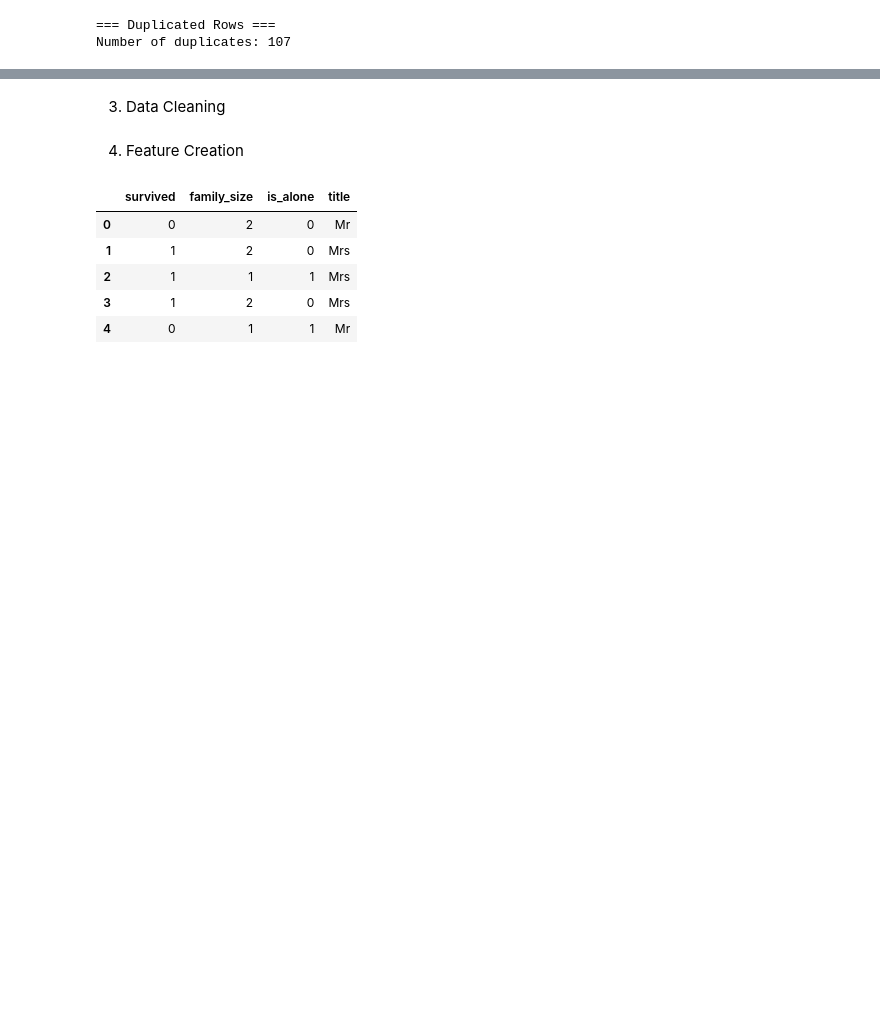
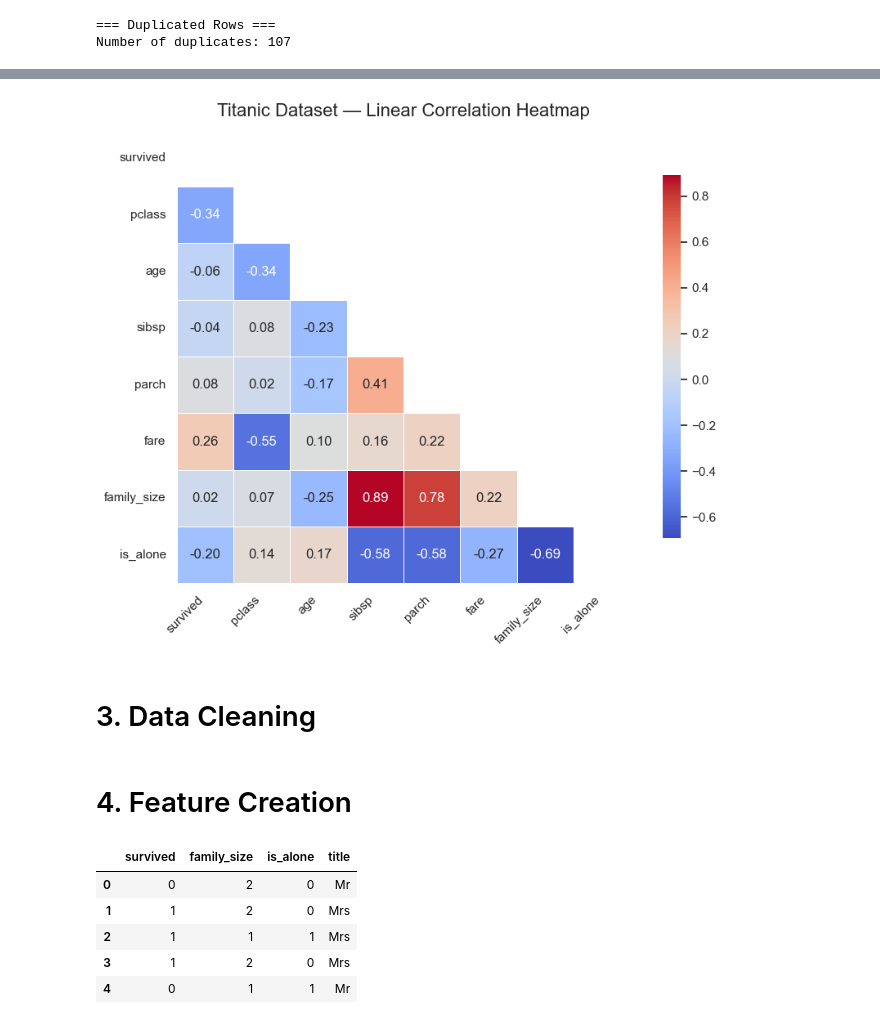
Before and after one commit to weronpas/MLOperations, a Jupyter notebook: notebooks/Class4_DataEngineering.ipynb, the cells around one changed output, grey strips where cells are left out. Cells and saved outputs as stored; diff of their text form; code cells hidden in the pictures; blank space fills up the shorter version.

```diff
--- a/notebooks/Class4_DataEngineering.ipynb
+++ b/notebooks/Class4_DataEngineering.ipynb
@@ -132,5 +140,40 @@ display(titanic.describe(include="all").transpose())
+# %%
+# Apply seaborn theme
+sns.set_theme(style="white")
+
+# Select numeric features
+numeric_df = titanic.select_dtypes(include=["int64", "float64"])
+
+# Compute correlation matrix
+corr = numeric_df.corr(numeric_only=True)
+
+# Generate a mask for the upper triangle
+mask = np.triu(corr)
+
+# Set up the matplotlib figure
+plt.figure(figsize=(9,7))
+
+# Draw the heatmap
+sns.heatmap(
+    corr,
+    mask=mask,
+    annot=True,
+    fmt=".2f",
+    cmap="coolwarm",
+    cbar_kws={"shrink": .8},
+    linewidths=0.5,
+    square=True
+)
+
+plt.title("Titanic Dataset — Linear Correlation Heatmap", fontsize=16, pad=12)
+plt.xticks(rotation=45, ha="right")
+plt.yticks(rotation=0)
+plt.tight_layout()
+plt.show()
+# %% [output]
+[figure, added]
 # %% [markdown]
-3. Data Cleaning
+# 3. Data Cleaning
 # %%
 # Drop rows where the target is missing
 titanic = titanic.dropna(subset=["survived"])
@@ -147,7 +190,7 @@ titanic["age"] = titanic["age"].fillna(titanic["age"].median())
 # For categorical 'embarked', we use the most frequent category
 titanic["embarked"] = titanic["embarked"].fillna("S")
 # %% [markdown]
-4. Feature Creation
+# 4. Feature Creation
 # %%
 titanic["family_size"] = titanic["sibsp"] + titanic["parch"] + 1
 titanic["is_alone"] = (titanic["family_size"] == 1).astype(int)
```
Also changed, not shown: parts of 5 cells of this notebook.
